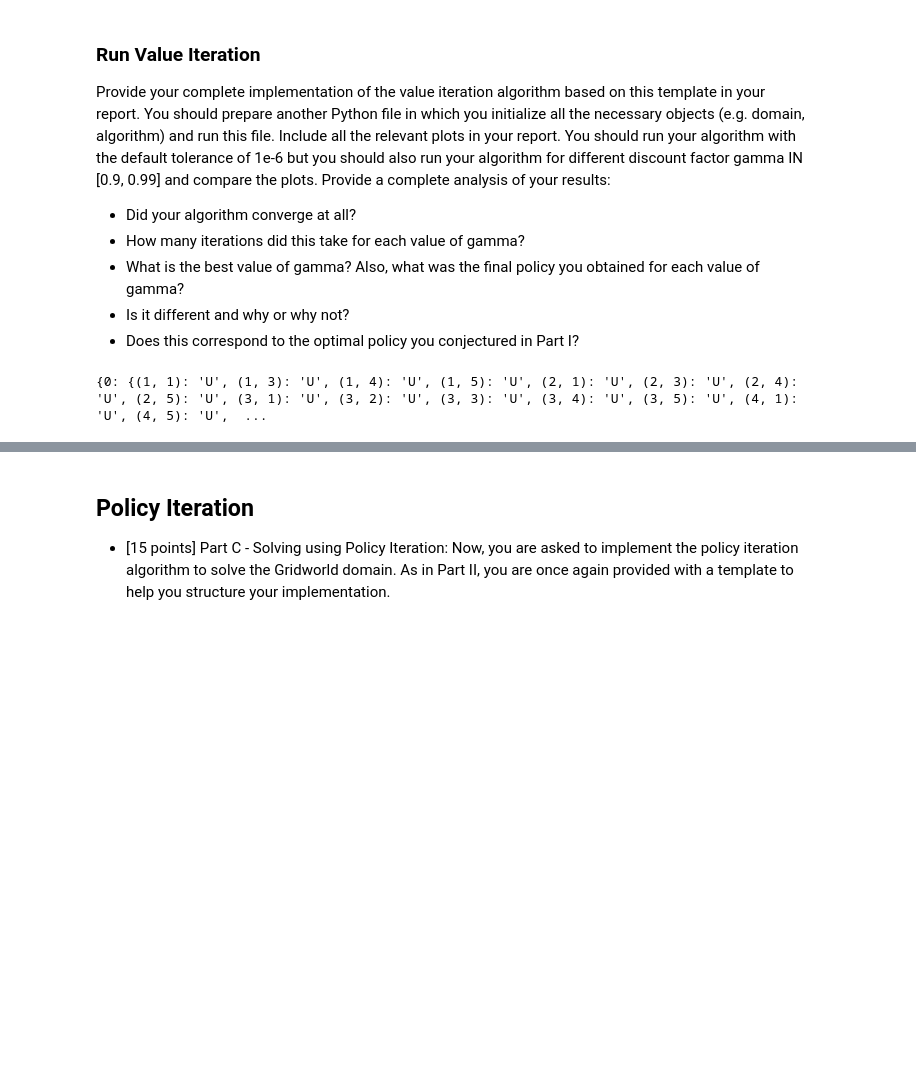
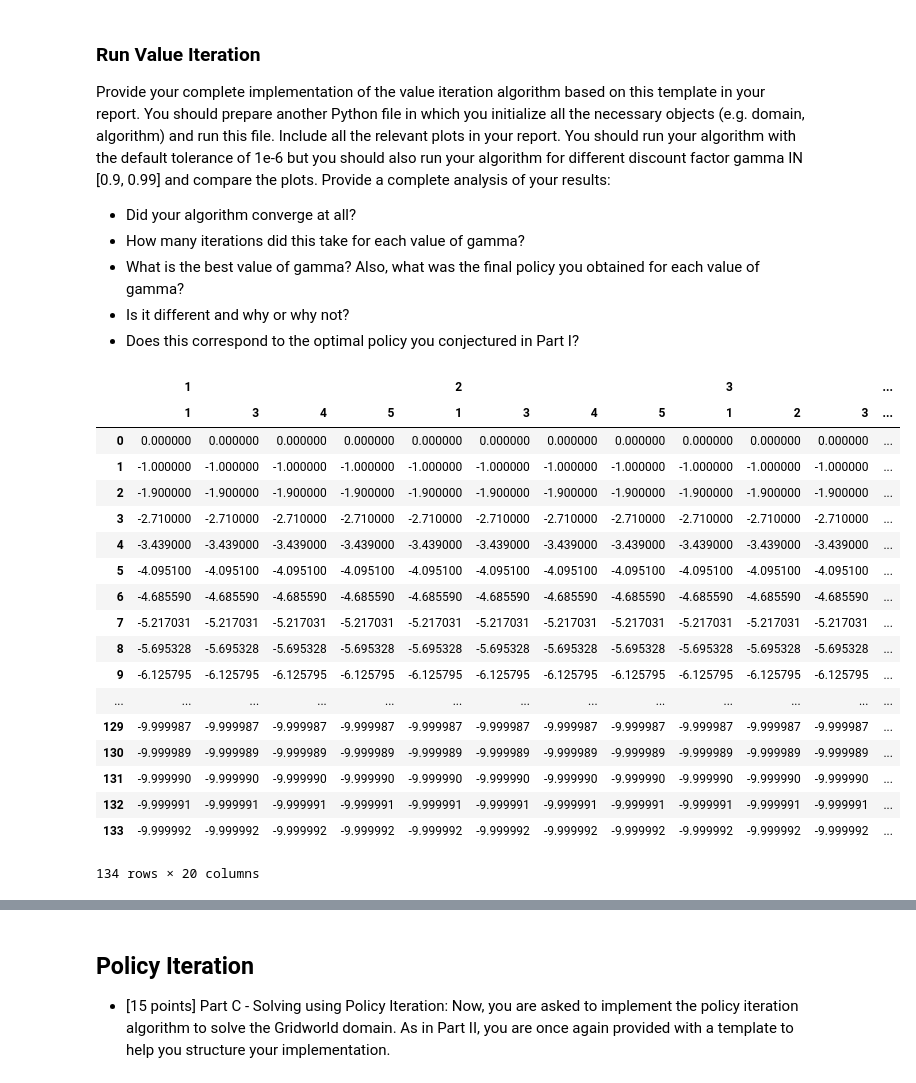
Before and after one commit to jadekhiev/MIE567, a Jupyter notebook: Project 1.ipynb, the cells around one changed output, grey strips where cells are left out. Saved outputs shown, nothing was run; the diff lists cells and outputs as text; code cells hidden in the pictures; blank space fills up the shorter version.

```diff
--- a/Project 1.ipynb
+++ b/Project 1.ipynb
@@ -225,7 +225,7 @@ class ValueIteration(object):
         for action in self.gridworld.actions():
             V_temp[action]=self.compute_backup(state, action)
             # self.V[self.k] = {state:max(V_temp.values())} # store best value for state
-        return max(V_temp)
+        return max(V_temp, key=V_temp.get)
         #return
 
     def update_values(self):
@@ -271,7 +271,6 @@ class ValueIteration(object):
                 delta = max(delta, abs(self.V[self.k][state] - V_old)) #V_new - V_old
             if delta < tolerance:
                 break
-        print(self.pi)
 
     def get_V(self):
         return self.V # value grid
@@ -298,5 +297,25 @@ gamma = 0.9
 value = ValueIteration(gridworld, gamma)
 # %%
 value.value_iteration()
-# %% [output]
-{0: {(1, 1): 'U', (1, 3): 'U', (1, 4): 'U', (1, 5): 'U', (2, 1): 'U', (2, 3): 'U', (2, 4): 'U', (2, 5): 'U', (3, 1): 'U', (3, 2): 'U', (3, 3): 'U', (3, 4): 'U', (3, 5): 'U', (4, 1): 'U', (4, 5): 'U',  ...
+# %%
+pd.DataFrame.from_dict(value.get_V(), orient='index')
+# %% [output]
+|  | 1 |  |  |  | 2 |  |  |  | 3 |  |  | ... |
+|  | 1 | 3 | 4 | 5 | 1 | 3 | 4 | 5 | 1 | 2 | 3 | ... |
+| 0 | 0.000000 | 0.000000 | 0.000000 | 0.000000 | 0.000000 | 0.000000 | 0.000000 | 0.000000 | 0.000000 | 0.000000 | 0.000000 | ... |
+| 1 | -1.000000 | -1.000000 | -1.000000 | -1.000000 | -1.000000 | -1.000000 | -1.000000 | -1.000000 | -1.000000 | -1.000000 | -1.000000 | ... |
+| 2 | -1.900000 | -1.900000 | -1.900000 | -1.900000 | -1.900000 | -1.900000 | -1.900000 | -1.900000 | -1.900000 | -1.900000 | -1.900000 | ... |
+| 3 | -2.710000 | -2.710000 | -2.710000 | -2.710000 | -2.710000 | -2.710000 | -2.710000 | -2.710000 | -2.710000 | -2.710000 | -2.710000 | ... |
+| 4 | -3.439000 | -3.439000 | -3.439000 | -3.439000 | -3.439000 | -3.439000 | -3.439000 | -3.439000 | -3.439000 | -3.439000 | -3.439000 | ... |
+| 5 | -4.095100 | -4.095100 | -4.095100 | -4.095100 | -4.095100 | -4.095100 | -4.095100 | -4.095100 | -4.095100 | -4.095100 | -4.095100 | ... |
+| 6 | -4.685590 | -4.685590 | -4.685590 | -4.685590 | -4.685590 | -4.685590 | -4.685590 | -4.685590 | -4.685590 | -4.685590 | -4.685590 | ... |
+| 7 | -5.217031 | -5.217031 | -5.217031 | -5.217031 | -5.217031 | -5.217031 | -5.217031 | -5.217031 | -5.217031 | -5.217031 | -5.217031 | ... |
+| 8 | -5.695328 | -5.695328 | -5.695328 | -5.695328 | -5.695328 | -5.695328 | -5.695328 | -5.695328 | -5.695328 | -5.695328 | -5.695328 | ... |
+| 9 | -6.125795 | -6.125795 | -6.125795 | -6.125795 | -6.125795 | -6.125795 | -6.125795 | -6.125795 | -6.125795 | -6.125795 | -6.125795 | ... |
+| ... | ... | ... | ... | ... | ... | ... | ... | ... | ... | ... | ... | ... |
+| 129 | -9.999987 | -9.999987 | -9.999987 | -9.999987 | -9.999987 | -9.999987 | -9.999987 | -9.999987 | -9.999987 | -9.999987 | -9.999987 | ... |
+| 130 | -9.999989 | -9.999989 | -9.999989 | -9.999989 | -9.999989 | -9.999989 | -9.999989 | -9.999989 | -9.999989 | -9.999989 | -9.999989 | ... |
+| 131 | -9.999990 | -9.999990 | -9.999990 | -9.999990 | -9.999990 | -9.999990 | -9.999990 | -9.999990 | -9.999990 | -9.999990 | -9.999990 | ... |
+| 132 | -9.999991 | -9.999991 | -9.999991 | -9.999991 | -9.999991 | -9.999991 | -9.999991 | -9.999991 | -9.999991 | -9.999991 | -9.999991 | ... |
+| 133 | -9.999992 | -9.999992 | -9.999992 | -9.999992 | -9.999992 | -9.999992 | -9.999992 | -9.999992 | -9.999992 | -9.999992 | -9.999992 | ... |
+134 rows × 20 columns
```
Also changed, not shown: parts of 1 cell of this notebook.
